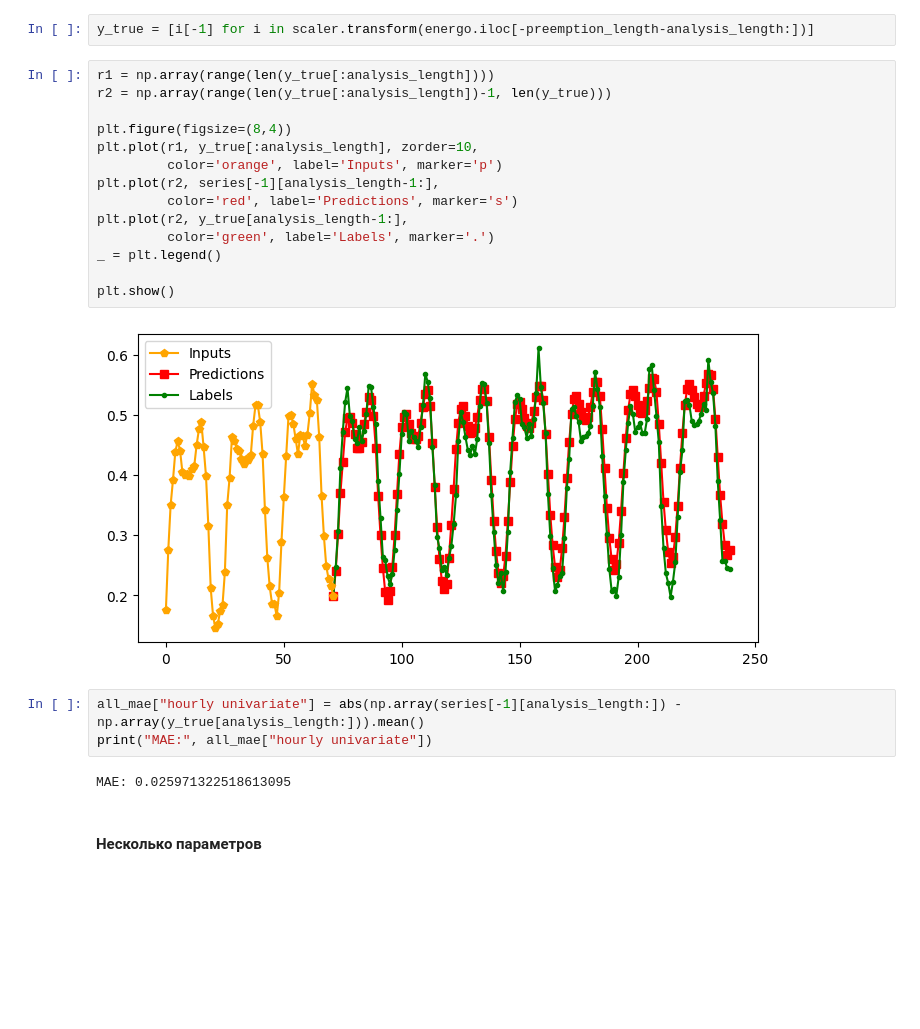
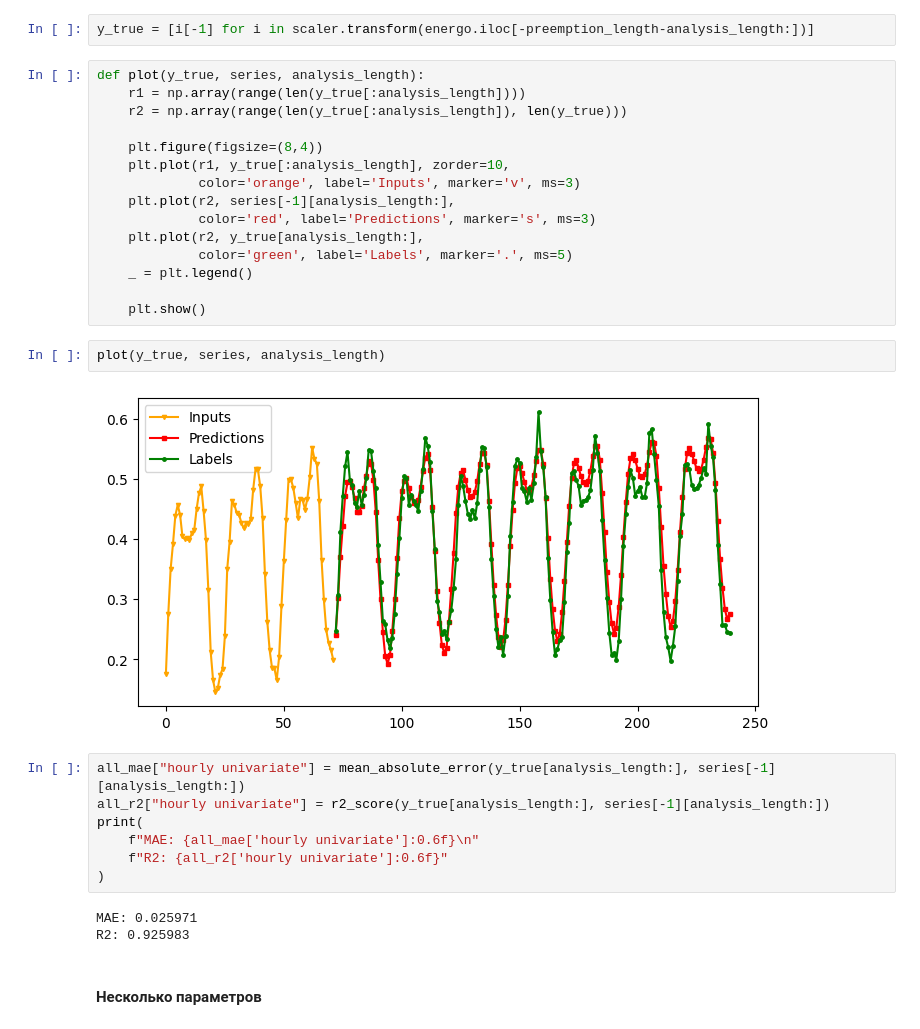
Before and after one commit to Noxell-zs/Energo, a Jupyter notebook: Example2.ipynb, the cells around one changed output. Drawn from its saved outputs; the diff is of its cells as text; blank space fills up the shorter version.

```diff
--- a/Example2.ipynb
+++ b/Example2.ipynb
@@ -68,27 +71,35 @@ for _ in tqdm.tqdm(range(preemption_length)):
     series[-1].append(g_model.predict([s])[0])
 # %%
 y_true = [i[-1] for i in scaler.transform(energo.iloc[-preemption_length-analysis_length:])]
+# %%
+def plot(y_true, series, analysis_length):
+    r1 = np.array(range(len(y_true[:analysis_length])))
+    r2 = np.array(range(len(y_true[:analysis_length]), len(y_true)))
+
+    plt.figure(figsize=(8,4))
+    plt.plot(r1, y_true[:analysis_length], zorder=10,
+             color='orange', label='Inputs', marker='v', ms=3)
+    plt.plot(r2, series[-1][analysis_length:],
+             color='red', label='Predictions', marker='s', ms=3)
+    plt.plot(r2, y_true[analysis_length:],
+             color='green', label='Labels', marker='.', ms=5)
+    _ = plt.legend()
+
+    plt.show()
 # %%
-r1 = np.array(range(len(y_true[:analysis_length])))
-r2 = np.array(range(len(y_true[:analysis_length])-1, len(y_true)))
-
-plt.figure(figsize=(8,4))
-plt.plot(r1, y_true[:analysis_length], zorder=10,
-         color='orange', label='Inputs', marker='p')
-plt.plot(r2, series[-1][analysis_length-1:],
-         color='red', label='Predictions', marker='s')
-plt.plot(r2, y_true[analysis_length-1:],
-         color='green', label='Labels', marker='.')
-_ = plt.legend()
-
-plt.show()
+plot(y_true, series, analysis_length)
 # %% [output]
-[figure, old version]
+[figure, new version]
 # %%
-all_mae["hourly univariate"] = abs(np.array(series[-1][analysis_length:]) - np.array(y_true[analysis_length:])).mean()
-print("MAE:", all_mae["hourly univariate"])
+all_mae["hourly univariate"] = mean_absolute_error(y_true[analysis_length:], series[-1][analysis_length:])
+all_r2["hourly univariate"] = r2_score(y_true[analysis_length:], series[-1][analysis_length:])
+print(
+    f"MAE: {all_mae['hourly univariate']:0.6f}\n"
+    f"R2: {all_r2['hourly univariate']:0.6f}"
+)
 # %% [output]
-MAE: 0.025971322518613095
+MAE: 0.025971
+R2: 0.925983
 # %% [markdown]
 #### Несколько параметров
 # %%
```
Also changed, not shown: parts of 9 cells of this notebook, 2 other files.
